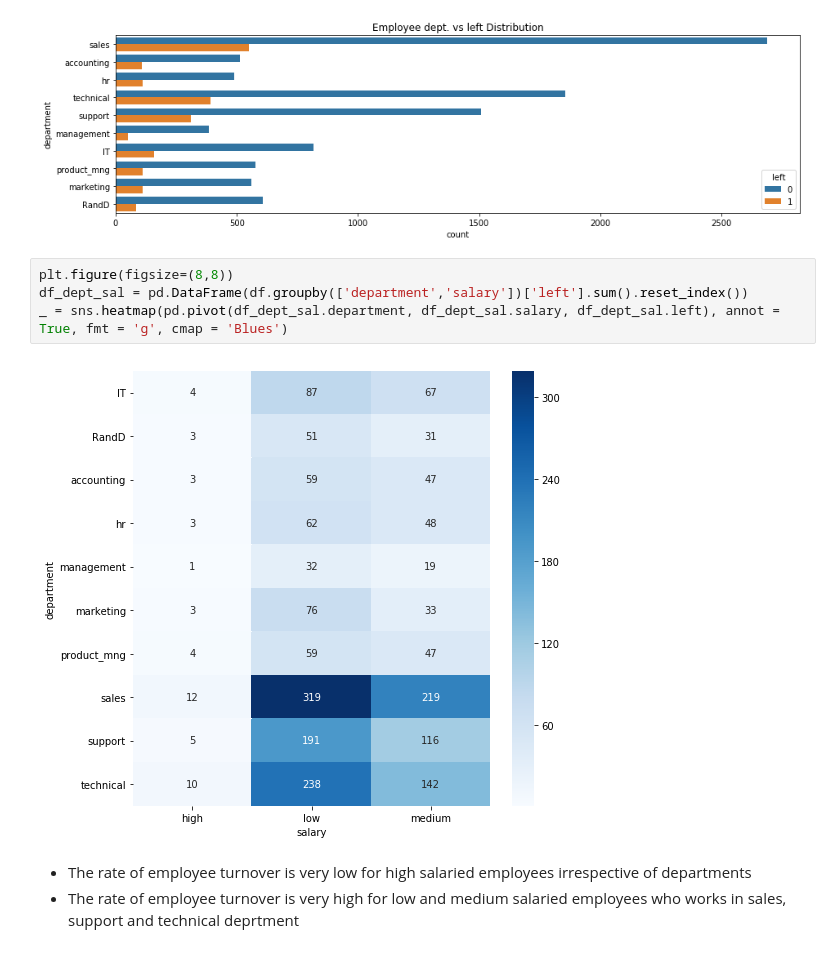
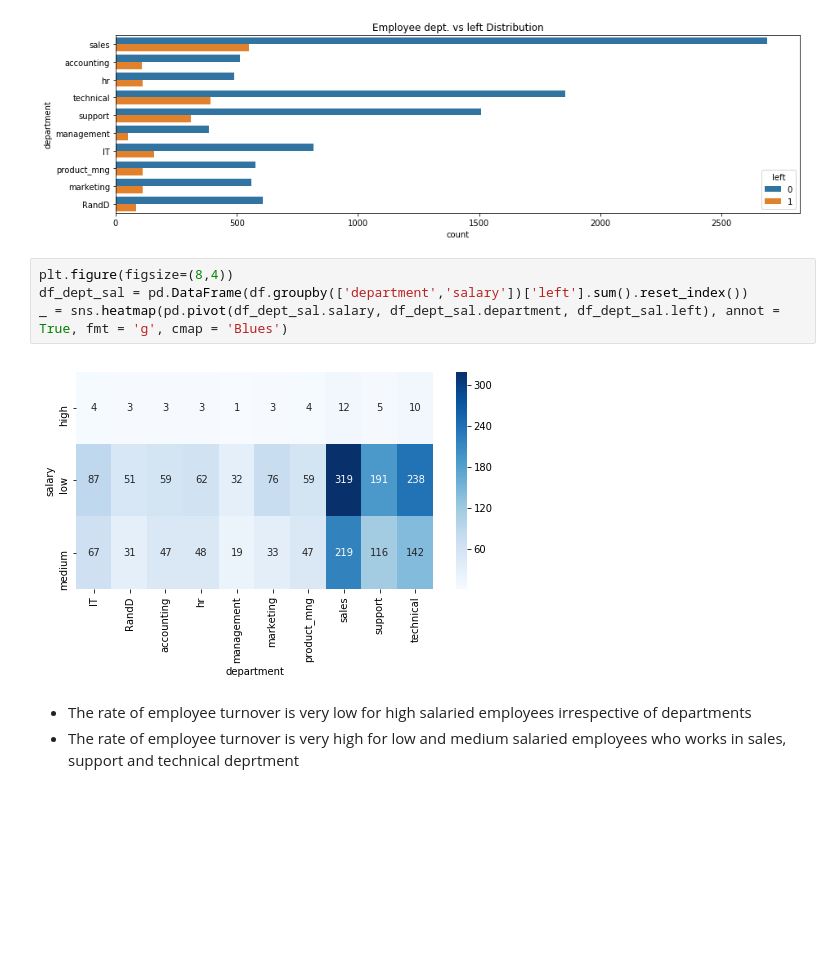
Before and after one commit to shankhadeep-ghosal/HR-Analytics, a Jupyter notebook: HR_Analytics.ipynb, the cells around one changed output. Cells and saved outputs as stored; diff of their text form; blank space fills up the shorter version.

```diff
--- a/HR_Analytics.ipynb
+++ b/HR_Analytics.ipynb
@@ -217,11 +219,11 @@ sns.countplot(y="department", hue='left', data=df).set_title('Employee dept. vs
 Text(0.5,1,'Employee dept. vs left Distribution')
 [figure]
 # %%
-plt.figure(figsize=(8,8))
+plt.figure(figsize=(8,4))
 df_dept_sal = pd.DataFrame(df.groupby(['department','salary'])['left'].sum().reset_index())
-_ = sns.heatmap(pd.pivot(df_dept_sal.department, df_dept_sal.salary, df_dept_sal.left), annot = True, fmt = 'g', cmap = 'Blues')
+_ = sns.heatmap(pd.pivot(df_dept_sal.salary, df_dept_sal.department, df_dept_sal.left), annot = True, fmt = 'g', cmap = 'Blues')
 # %% [output]
-[figure, old version]
+[figure, new version]
 # %% [markdown]
 * The rate of employee turnover is very low for high salaried employees irrespective of departments
 * The rate of employee turnover is very high for low and medium salaried employees who works in sales, support and technical deprtment
```
Also changed, not shown: parts of 4 cells of this notebook.
